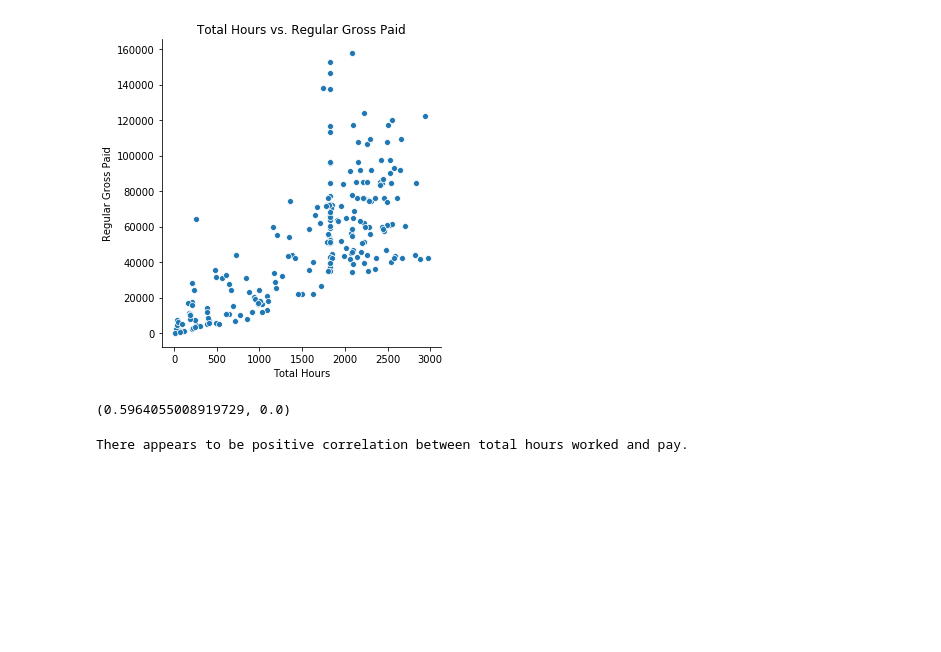
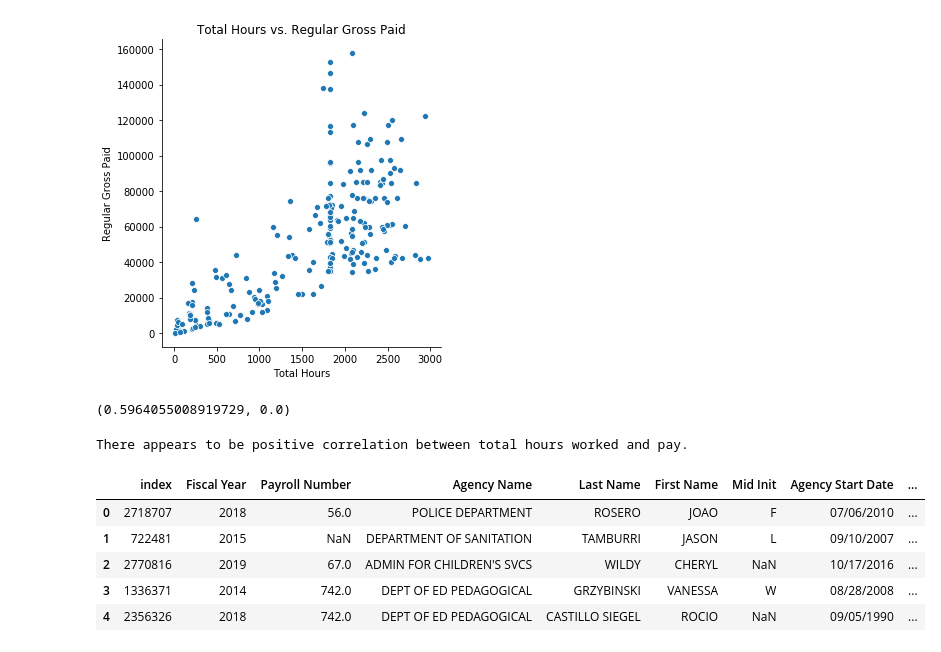
Before and after one commit to esm2000/nyc_payroll, a Jupyter notebook: citywide_payroll.ipynb, the cells around one changed output. Saved outputs shown, nothing was run; the diff lists cells and outputs as text; code cells hidden in the pictures; blank space fills up the shorter version.

```diff
--- a/citywide_payroll.ipynb
+++ b/citywide_payroll.ipynb
@@ -921,0 +925,9 @@ There appears to be positive correlation between total hours worked and pay.
+# %%
+payroll_sample2.head()
+# %% [output]
+|  | index | Fiscal Year | Payroll Number | Agency Name | Last Name | First Name | Mid Init | Agency Start Date | ... |
+| 0 | 2718707 | 2018 | 56.0 | POLICE DEPARTMENT | ROSERO | JOAO | F | 07/06/2010 | ... |
+| 1 | 722481 | 2015 | NaN | DEPARTMENT OF SANITATION | TAMBURRI | JASON | L | 09/10/2007 | ... |
+| 2 | 2770816 | 2019 | 67.0 | ADMIN FOR CHILDREN'S SVCS | WILDY | CHERYL | NaN | 10/17/2016 | ... |
+| 3 | 1336371 | 2014 | 742.0 | DEPT OF ED PEDAGOGICAL | GRZYBINSKI | VANESSA | W | 08/28/2008 | ... |
+| 4 | 2356326 | 2018 | 742.0 | DEPT OF ED PEDAGOGICAL | CASTILLO SIEGEL | ROCIO | NaN | 09/05/1990 | ... |
```
Also changed, not shown: parts of 6 cells of this notebook.
